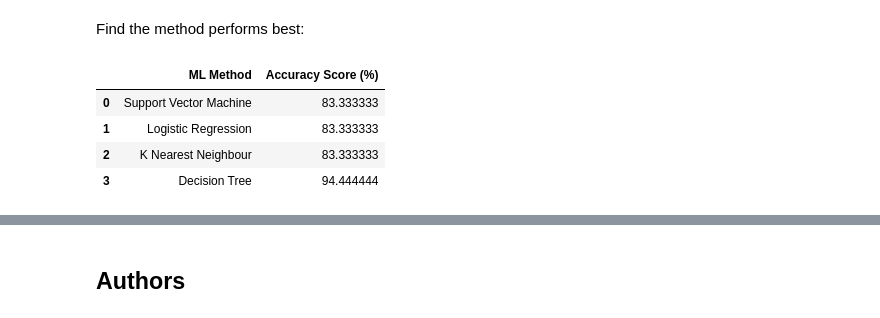
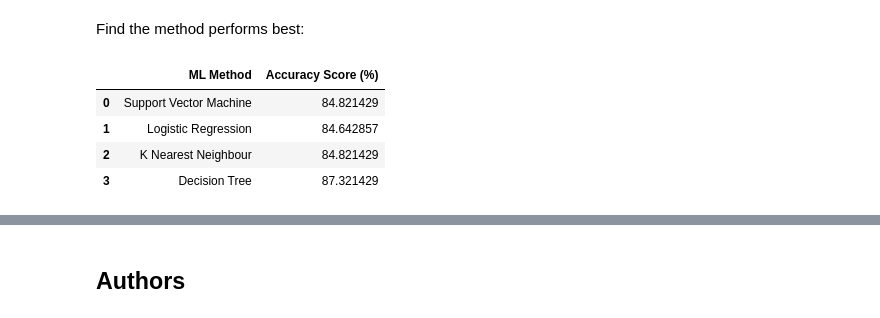
Before and after one commit to federicoorlandini/IBMDataScience, a Jupyter notebook: AppliedData ScienceCapstone/SpaceX_Machine_Learning_Prediction_Part_5.jupyterlite.ipynb, the cells around one changed output, grey strips where cells are left out. Saved outputs shown, nothing was run; the diff lists cells and outputs as text; code cells hidden in the pictures.

```diff
--- a/AppliedData ScienceCapstone/SpaceX_Machine_Learning_Prediction_Part_5.jupyterlite.ipynb
+++ b/AppliedData ScienceCapstone/SpaceX_Machine_Learning_Prediction_Part_5.jupyterlite.ipynb
@@ -317,17 +311,18 @@ plot_confusion_matrix(Y_test,yhat)
 # %% [markdown]
 Find the method performs best:
 # %%
-accuracy = [svm_cv_score, logreg_score, KNN_cv_score, tree_cv_score]
+accuracy = [svm_cv.best_score_, logreg_cv.best_score_, KNN_cv.best_score_, tree_cv.best_score_]
 accuracy = [i * 100 for i in accuracy]
 
 method = ['Support Vector Machine', 'Logistic Regression', 'K Nearest Neighbour', 'Decision Tree']
 models = {'ML Method':method, 'Accuracy Score (%)':accuracy}
 
 ML_df = pd.DataFrame(models)
 ML_df
+# ML_df.loc[ML_df['Accuracy Score (%)'].idxmax()]
 # %% [output]
 |  | ML Method | Accuracy Score (%) |
-| 0 | Support Vector Machine | 83.333333 |
-| 1 | Logistic Regression | 83.333333 |
-| 2 | K Nearest Neighbour | 83.333333 |
-| 3 | Decision Tree | 94.444444 |
+| 0 | Support Vector Machine | 84.821429 |
+| 1 | Logistic Regression | 84.642857 |
+| 2 | K Nearest Neighbour | 84.821429 |
+| 3 | Decision Tree | 87.321429 |
```
Also changed, not shown: parts of 6 cells of this notebook.
